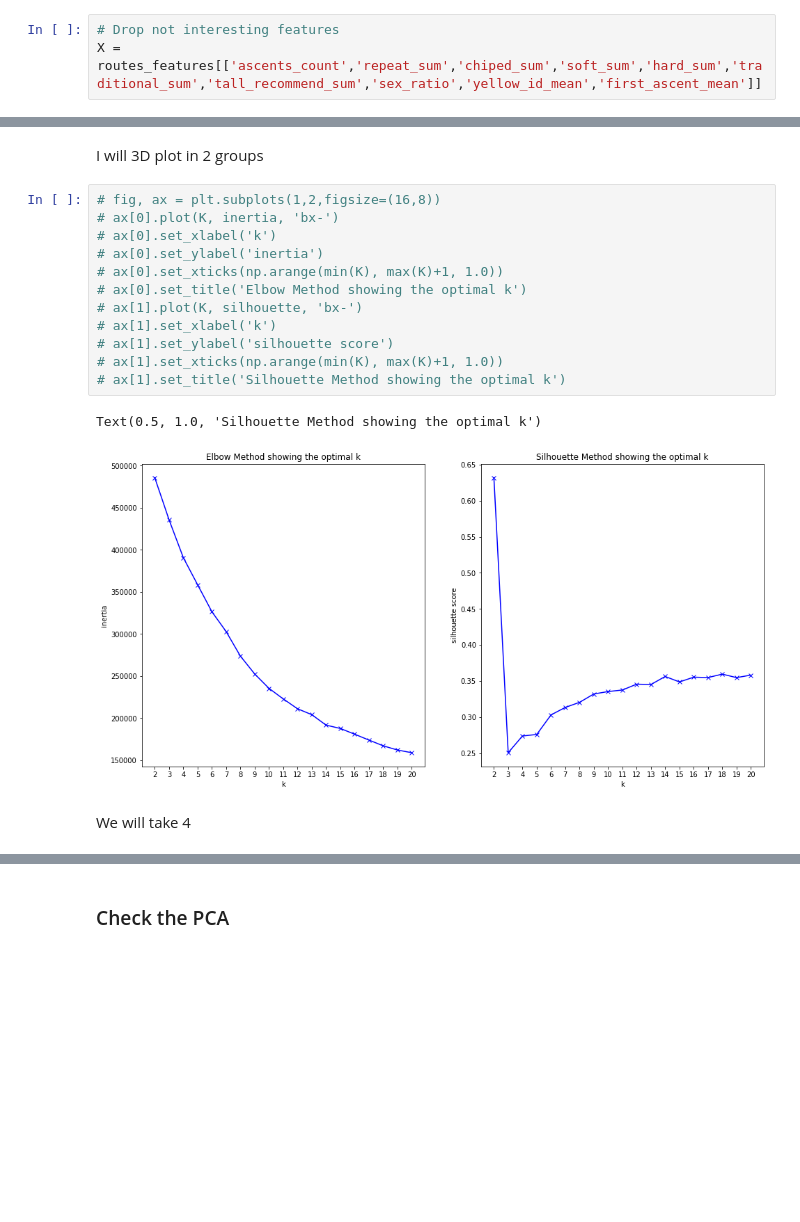
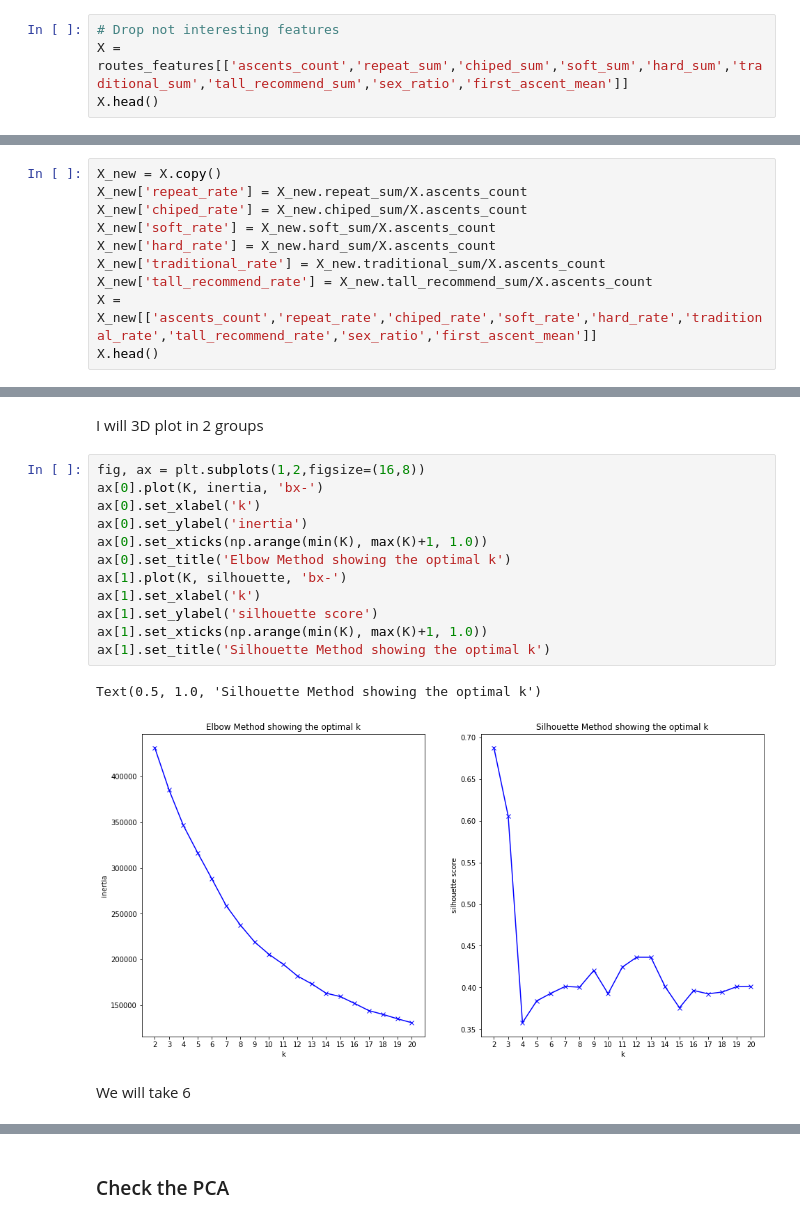
Before and after one commit to jordi-zaragoza/Climbing-Route-Recommender, a Jupyter notebook: src/2.clustering_routes.ipynb, the cells around one changed output, grey strips where cells are left out. Drawn from its saved outputs; the diff is of its cells as text; blank space fills up the shorter version.

```diff
--- a/src/2.clustering_routes.ipynb
+++ b/src/2.clustering_routes.ipynb
@@ -40,4 +40,5 @@ routes_features.tail(5)
 ## Prepare the dataframe for clustering
 # %%
 # Drop not interesting features
-X = routes_features[['ascents_count','repeat_sum','chiped_sum','soft_sum','hard_sum','traditional_sum','tall_recommend_sum','sex_ratio','yellow_id_mean','first_ascent_mean']]
+X = routes_features[['ascents_count','repeat_sum','chiped_sum','soft_sum','hard_sum','traditional_sum','tall_recommend_sum','sex_ratio','first_ascent_mean']]
+X.head()
@@ -43,0 +54,10 @@ X = routes_features[['ascents_count','repeat_sum','chiped_sum','soft_sum','hard_
+# %%
+X_new = X.copy()
+X_new['repeat_rate'] = X_new.repeat_sum/X.ascents_count
+X_new['chiped_rate'] = X_new.chiped_sum/X.ascents_count
+X_new['soft_rate'] = X_new.soft_sum/X.ascents_count
+X_new['hard_rate'] = X_new.hard_sum/X.ascents_count
+X_new['traditional_rate'] = X_new.traditional_sum/X.ascents_count
+X_new['tall_recommend_rate'] = X_new.tall_recommend_sum/X.ascents_count
+X = X_new[['ascents_count','repeat_rate','chiped_rate','soft_rate','hard_rate','traditional_rate','tall_recommend_rate','sex_ratio','first_ascent_mean']]
+X.head()
@@ -145,20 +155,20 @@ Training a K-Means model with 20 neighbours!
 # %% [markdown]
 I will 3D plot in 2 groups
 # %%
-# fig, ax = plt.subplots(1,2,figsize=(16,8))
-# ax[0].plot(K, inertia, 'bx-')
-# ax[0].set_xlabel('k')
-# ax[0].set_ylabel('inertia')
-# ax[0].set_xticks(np.arange(min(K), max(K)+1, 1.0))
-# ax[0].set_title('Elbow Method showing the optimal k')
-# ax[1].plot(K, silhouette, 'bx-')
-# ax[1].set_xlabel('k')
-# ax[1].set_ylabel('silhouette score')
-# ax[1].set_xticks(np.arange(min(K), max(K)+1, 1.0))
-# ax[1].set_title('Silhouette Method showing the optimal k')
+fig, ax = plt.subplots(1,2,figsize=(16,8))
+ax[0].plot(K, inertia, 'bx-')
+ax[0].set_xlabel('k')
+ax[0].set_ylabel('inertia')
+ax[0].set_xticks(np.arange(min(K), max(K)+1, 1.0))
+ax[0].set_title('Elbow Method showing the optimal k')
+ax[1].plot(K, silhouette, 'bx-')
+ax[1].set_xlabel('k')
+ax[1].set_ylabel('silhouette score')
+ax[1].set_xticks(np.arange(min(K), max(K)+1, 1.0))
+ax[1].set_title('Silhouette Method showing the optimal k')
 # %% [output]
 Text(0.5, 1.0, 'Silhouette Method showing the optimal k')
-[figure, old version]
+[figure, new version]
 # %% [markdown]
-We will take 4
+We will take 6
 # %%
```
Also changed, not shown: parts of 19 cells of this notebook, 24 other files.
